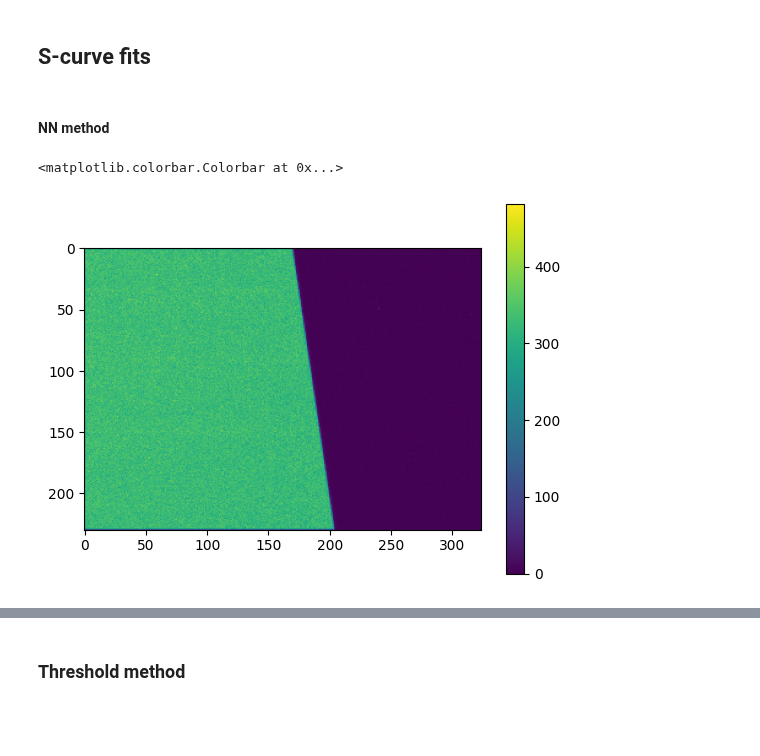
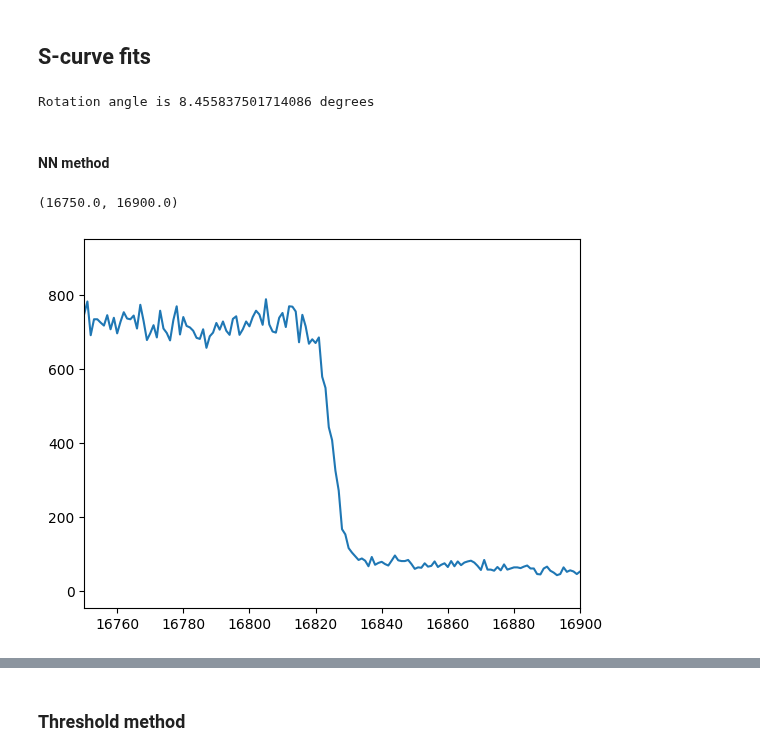
Before and after one commit to jerenner/emsim, a Jupyter notebook: notebooks/emsim_dataproc.ipynb, the cells around one changed output, grey strips where cells are left out. Drawn from its saved outputs; the diff is of its cells as text; code cells hidden in the pictures; blank space fills up the shorter version.

```diff
--- a/notebooks/emsim_dataproc.ipynb
+++ b/notebooks/emsim_dataproc.ipynb
@@ -898,9 +929,64 @@ c_th_all = fn['c_th_all']
+# %%
+# Line fit values
+mfit = 6.726618999489237
+bfit = -11435.748631593482
+
+# Angle with the x-axis
+theta = np.arctan(mfit)
+rotation_angle = -(np.pi/2 - theta)
+print("Rotation angle is",90-theta*180/np.pi,"degrees")
+
+def rotate_point(x, y, angle_rad):
+    """Rotate a point counter-clockwise by a given angle around the origin (0, 0).
+
+    Args:
+    x, y -- coordinates of the point.
+    angle_rad -- rotation angle in radians.
+
+    Returns:
+    x', y' -- new coordinates after rotation.
+    """
+    x_new = x * np.cos(angle_rad) - y * np.sin(angle_rad)
+    y_new = x * np.sin(angle_rad) + y * np.cos(angle_rad)
+    return x_new, y_new
+# %% [output]
+Rotation angle is 8.455837501714086 degrees
+# %%
+# Rotate the points
+c_NN_rotated, r_NN_rotated = rotate_point(c_NN_all, r_NN_all, rotation_angle)
+c_th_rotated, r_th_rotated = rotate_point(c_th_all, r_th_all, rotation_angle)
+c_3x3_rotated, r_3x3_rotated = rotate_point(c_3x3_all, r_3x3_all, rotation_angle)
 # %% [markdown]
 #### NN method
-# %%
-h1, h1_x, h1_y = np.histogram2d(c_NN_all,r_NN_all,range=[[0,2304],[0,3240]],bins=(230,324))
-plt.imshow(h1)
-plt.colorbar()
-# %% [output]
-<matplotlib.colorbar.Colorbar at 0x...>
-[figure, removed]
+# %%
+#h1, h1_x, h1_y = np.histogram2d(c_NN_all,r_NN_all,range=[[0,2304],[0,3240]],bins=(230,324))
+bin_scale = 10
+h_NN, h_NN_x, h_NN_y = np.histogram2d(c_NN_rotated,r_NN_rotated,range=[[0,2600],[0,3240]],bins=(int(2600*bin_scale),int(3240*bin_scale)))
+h_th, h_th_x, h_th_y = np.histogram2d(c_th_rotated,r_th_rotated,range=[[0,2600],[0,3240]],bins=(int(2600*bin_scale),int(3240*bin_scale)))
+h_3x3, h_3x3_x, h_3x3_y = np.histogram2d(c_3x3_rotated,r_3x3_rotated,range=[[0,2600],[0,3240]],bins=(int(2600*bin_scale),int(3240*bin_scale)))
+
+
+# fig = plt.figure()
+# fig.set_figheight(4.0)
+# fig.set_figwidth(12.0)
+
+# ax1 = fig.add_subplot(131)
+# plt.imshow(h_NN)
+# plt.title("NN")
+# plt.colorbar()
+
+# ax2 = fig.add_subplot(132)
+# plt.imshow(h_th)
+# plt.title("Threshold")
+# plt.colorbar()
+
+# ax2 = fig.add_subplot(133)
+# plt.imshow(h_3x3)
+# plt.title("3x3 centroid")
+# plt.colorbar()
+# %%
+plt.plot(np.sum(h_NN,axis=0))
+plt.xlim([16750,16900])
+# %% [output]
+(16750.0, 16900.0)
+[figure, added]
```
Also changed, not shown: parts of 18 cells of this notebook, 1 other file.
